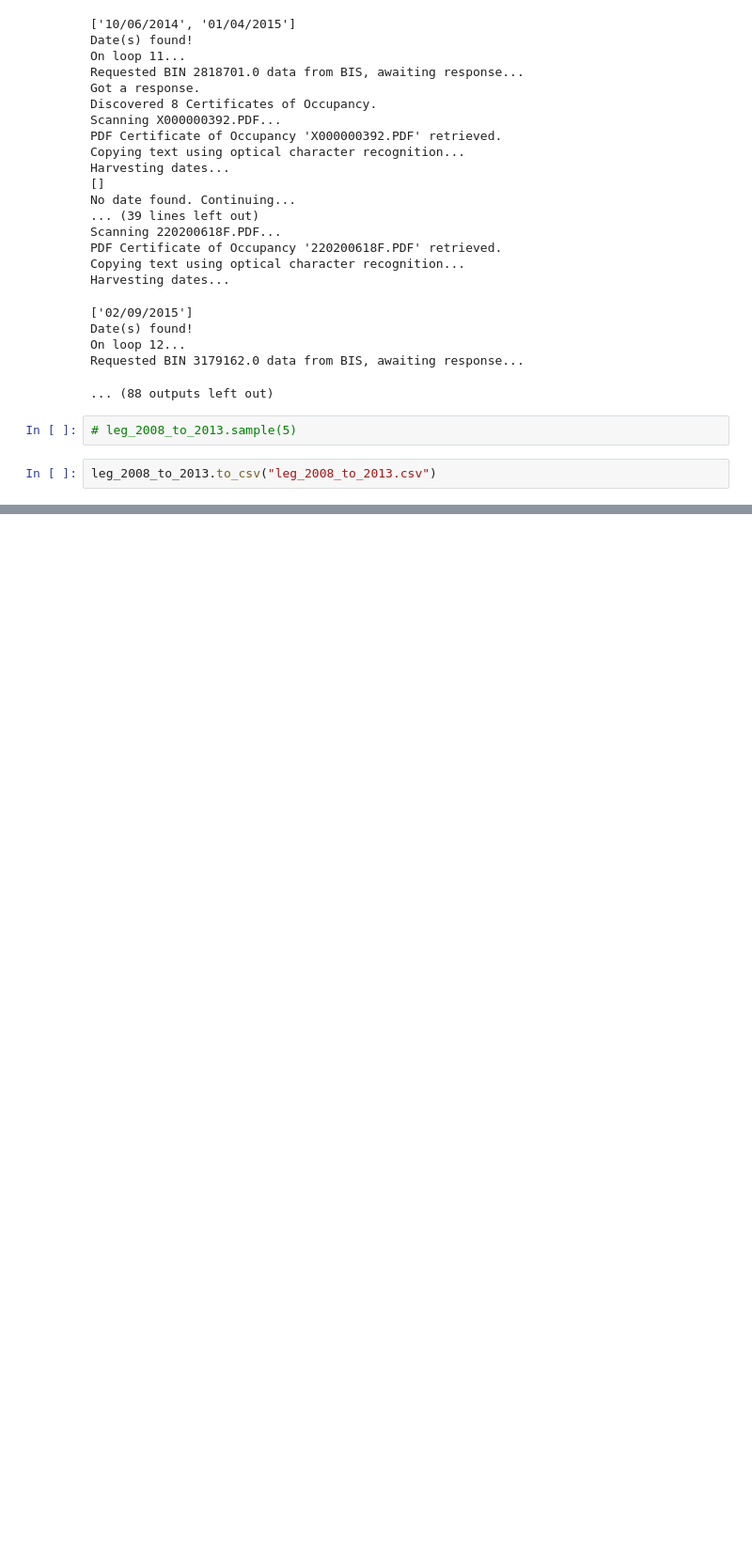
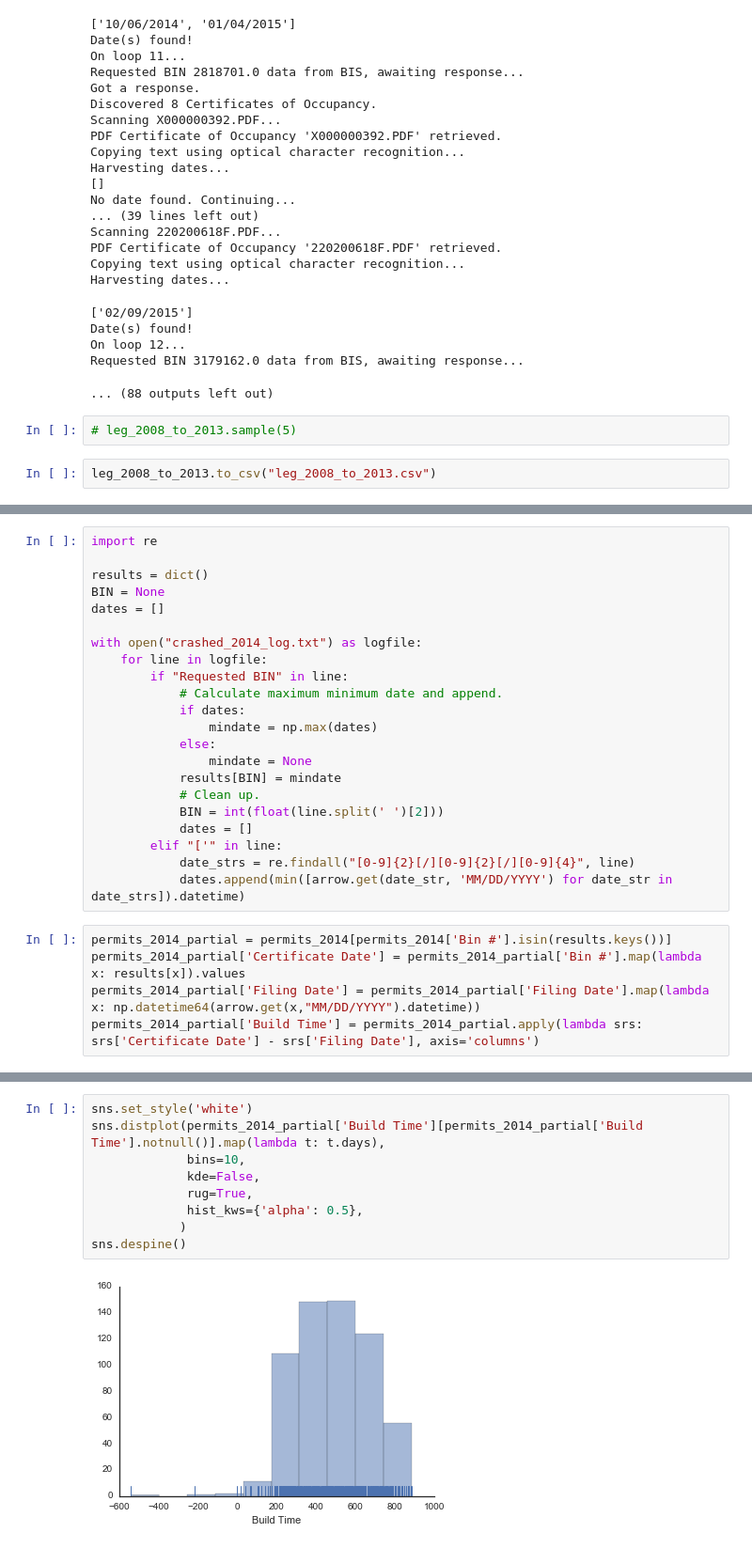
Before and after one commit to techelo/nyc-construction-timeline, a Jupyter notebook: Permit-to-Occupancy Processing.ipynb, the cells around one changed output, grey strips where cells are left out. Shown at 94% size. Drawn from its saved outputs; the diff is of its cells as text; blank space fills up the shorter version.

```diff
--- a/Permit-to-Occupancy Processing.ipynb
+++ b/Permit-to-Occupancy Processing.ipynb
@@ -709,0 +847,27 @@ leg_2014 = co_run(permits_2014)
+# %%
+import re
+
+results = dict()
+BIN = None
+dates = []
+
+with open("crashed_2014_log.txt") as logfile:
+    for line in logfile:
+        if "Requested BIN" in line:
+            # Calculate maximum minimum date and append.
+            if dates:
+                mindate = np.max(dates)
+            else:
+                mindate = None
+            results[BIN] = mindate
+            # Clean up.
+            BIN = int(float(line.split(' ')[2]))
+            dates = []
+        elif "['" in line:
+            date_strs = re.findall("[0-9]{2}[/][0-9]{2}[/][0-9]{4}", line)
+            dates.append(min([arrow.get(date_str, 'MM/DD/YYYY') for date_str in date_strs]).datetime)
+# %%
+permits_2014_partial = permits_2014[permits_2014['Bin #'].isin(results.keys())]
+permits_2014_partial['Certificate Date'] = permits_2014_partial['Bin #'].map(lambda x: results[x]).values
+permits_2014_partial['Filing Date'] = permits_2014_partial['Filing Date'].map(lambda x: np.datetime64(arrow.get(x,"MM/DD/YYYY").datetime))
+permits_2014_partial['Build Time'] = permits_2014_partial.apply(lambda srs: srs['Certificate Date'] - srs['Filing Date'], axis='columns')
@@ -709,0 +1039,11 @@ leg_2014 = co_run(permits_2014)
+# %%
+sns.set_style('white')
+sns.distplot(permits_2014_partial['Build Time'][permits_2014_partial['Build Time'].notnull()].map(lambda t: t.days),
+             bins=10,
+             kde=False,
+             rug=True,
+             hist_kws={'alpha': 0.5},
+            )
+sns.despine()
+# %% [output]
+[figure, added]
```
Also changed, not shown: parts of 29 cells of this notebook, 7 other files.
